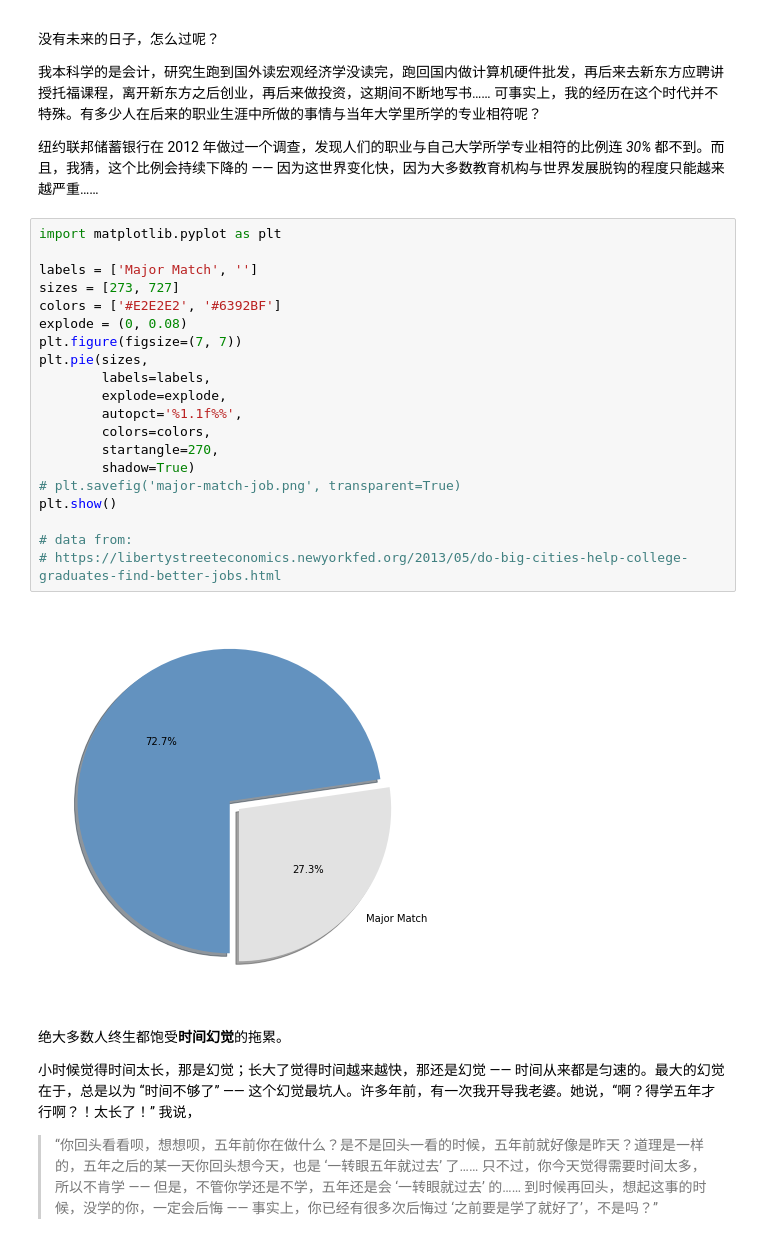
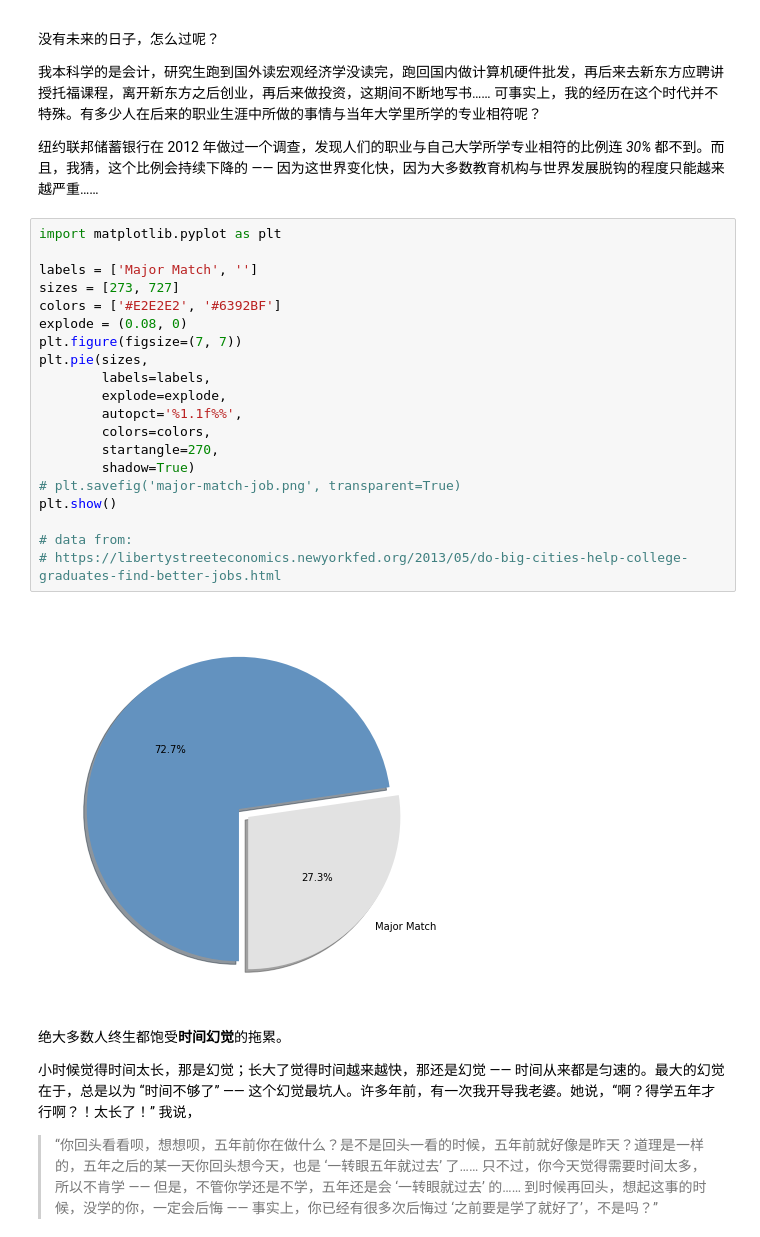
Before and after one commit to EthanLuan/the-craft-of-selfteaching, a Jupyter notebook: Part.1.A.better.teachyourself.ipynb, the cells around one changed output. Drawn from its saved outputs; the diff is of its cells as text.

```diff
--- a/Part.1.A.better.teachyourself.ipynb
+++ b/Part.1.A.better.teachyourself.ipynb
@@ -109,25 +109,25 @@ plt.show()
 # %%
 import matplotlib.pyplot as plt
 
 labels = ['Major Match', '']
 sizes = [273, 727]
 colors = ['#E2E2E2', '#6392BF']
-explode = (0, 0.08)
+explode = (0.08, 0)
 plt.figure(figsize=(7, 7))
 plt.pie(sizes,
         labels=labels,
         explode=explode,
         autopct='%1.1f%%',
         colors=colors,
         startangle=270,
         shadow=True)
 # plt.savefig('major-match-job.png', transparent=True)
 plt.show()
 
 # data from:
 # https://libertystreeteconomics.newyorkfed.org/2013/05/do-big-cities-help-college-graduates-find-better-jobs.html
 # %% [output]
-[figure, old version]
+[figure, new version]
 # %% [markdown]
 绝大多数人终生都饱受**时间幻觉**的拖累。
 
```
